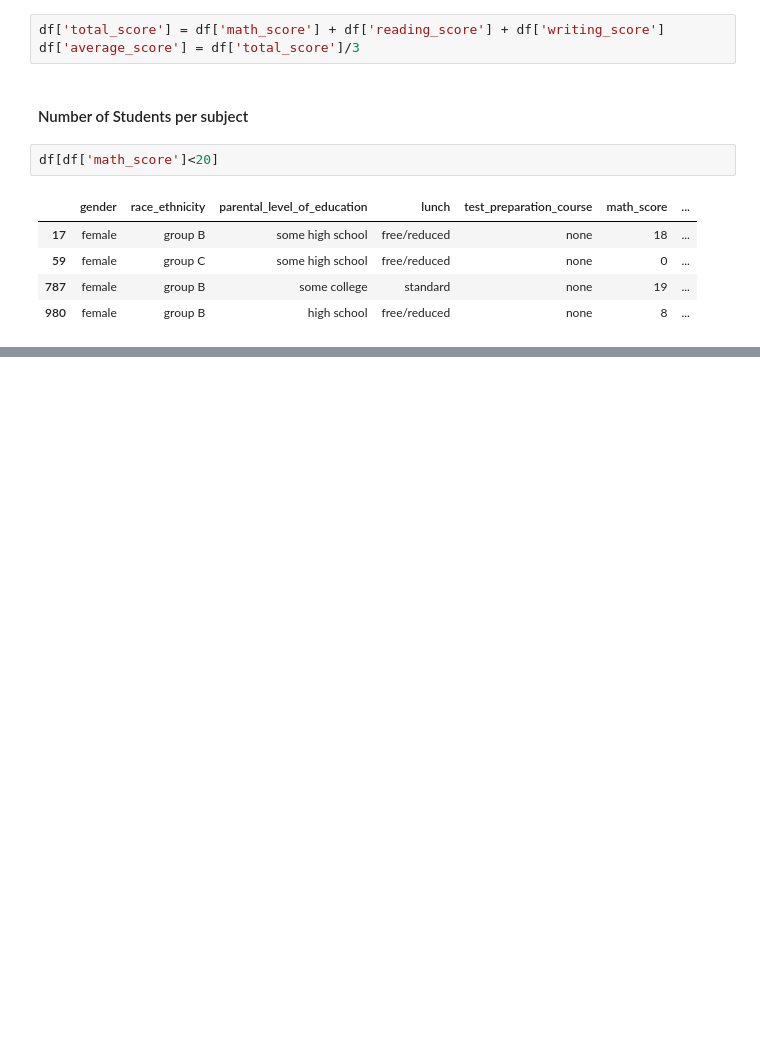
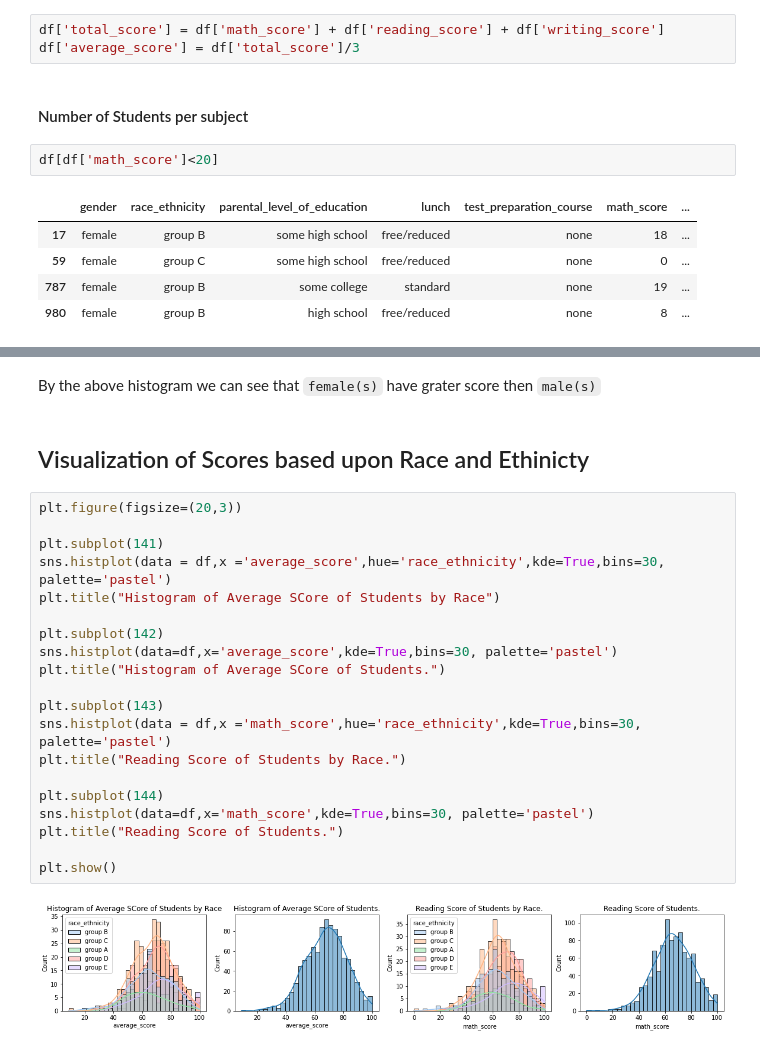
Before and after one commit to abhijitdarekar/Student-Marks-Prediction-CI-CD-on-AWS, a Jupyter notebook: notebooks/EDA Student Test.ipynb, the cells around one changed output, grey strips where cells are left out. Cells and saved outputs as stored; diff of their text form; blank space fills up the shorter version.

```diff
--- a/notebooks/EDA Student Test.ipynb
+++ b/notebooks/EDA Student Test.ipynb
@@ -138,0 +168,26 @@ plt.show()
+# %% [markdown]
+By the above histogram we can see that `female(s)` have grater score then `male(s)`
+# %% [markdown]
+## Visualization of Scores based upon Race and Ethinicty
+# %%
+plt.figure(figsize=(20,3))
+
+plt.subplot(141)
+sns.histplot(data = df,x ='average_score',hue='race_ethnicity',kde=True,bins=30, palette='pastel')
+plt.title("Histogram of Average SCore of Students by Race")
+
+plt.subplot(142)
+sns.histplot(data=df,x='average_score',kde=True,bins=30, palette='pastel')
+plt.title("Histogram of Average SCore of Students.")
+
+plt.subplot(143)
+sns.histplot(data = df,x ='math_score',hue='race_ethnicity',kde=True,bins=30, palette='pastel')
+plt.title("Reading Score of Students by Race.")
+
+plt.subplot(144)
+sns.histplot(data=df,x='math_score',kde=True,bins=30, palette='pastel')
+plt.title("Reading Score of Students.")
+
+plt.show()
+# %% [output]
+[figure, added]
```
Also changed, not shown: parts of 15 cells of this notebook, 5 other files.
